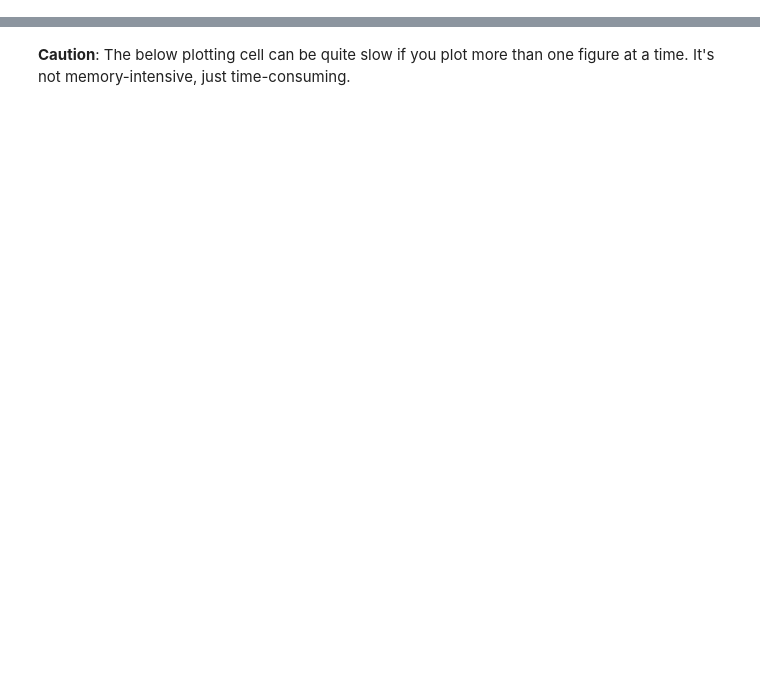
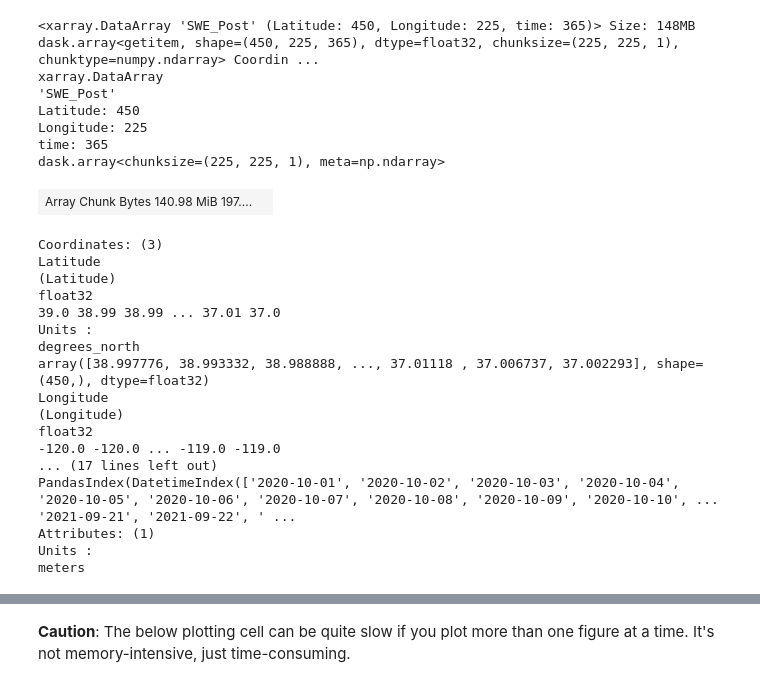
Before and after one commit to zachghiaccio/SnowPit, a Jupyter notebook: swe/UCLA_data_access.ipynb, the cells around one changed output, grey strips where cells are left out. Saved outputs shown, nothing was run; the diff lists cells and outputs as text; code cells hidden in the pictures; blank space fills up the shorter version.

```diff
--- a/swe/UCLA_data_access.ipynb
+++ b/swe/UCLA_data_access.ipynb
@@ -7,3 +132,41 @@ Uses Eric Gagliano's `easysnowdata` package: https://github.com/egagli/easysnowd
+# %%
+ds.coords['time'] = ("Day", pd.date_range(WY_start_date, periods=ds.sizes['Day']))
+ds = ds.swap_dims({'Day':'time'})
+# %%
+ds = ds.sel(time=slice('2020-10-01', '2021-09-30'))
+# %%
+stats_dictionary = {'mean':0, 'std':1, 'median':2, '25pct':2, '75pct':3}
+stats_index = stats_dictionary['mean']
+# %%
+ds = ds['SWE_Post'].sel(Stats=stats_index)
+# %%
+ds
+# %% [output]
+<xarray.DataArray 'SWE_Post' (Latitude: 450, Longitude: 225, time: 365)> Size: 148MB dask.array<getitem, shape=(450, 225, 365), dtype=float32, chunksize=(225, 225, 1), chunktype=numpy.ndarray> Coordin ...
+xarray.DataArray
+'SWE_Post'
+Latitude: 450
+Longitude: 225
+time: 365
+dask.array<chunksize=(225, 225, 1), meta=np.ndarray>
+| Array Chunk Bytes 140.98 MiB 197.... |  |
+Coordinates: (3)
+Latitude
+(Latitude)
+float32
+39.0 38.99 38.99 ... 37.01 37.0
+Units :
+degrees_north
+array([38.997776, 38.993332, 38.988888, ..., 37.01118 , 37.006737, 37.002293], shape=(450,), dtype=float32)
+Longitude
+(Longitude)
+float32
+-120.0 -120.0 ... -119.0 -119.0
+... (17 lines left out)
+PandasIndex(DatetimeIndex(['2020-10-01', '2020-10-02', '2020-10-03', '2020-10-04', '2020-10-05', '2020-10-06', '2020-10-07', '2020-10-08', '2020-10-09', '2020-10-10', ... '2021-09-21', '2021-09-22', ' ...
+Attributes: (1)
+Units :
+meters
 # %%
 import easysnowdata as esd
 import geopandas as gpd
```
Also changed, not shown: parts of 18 cells of this notebook.
